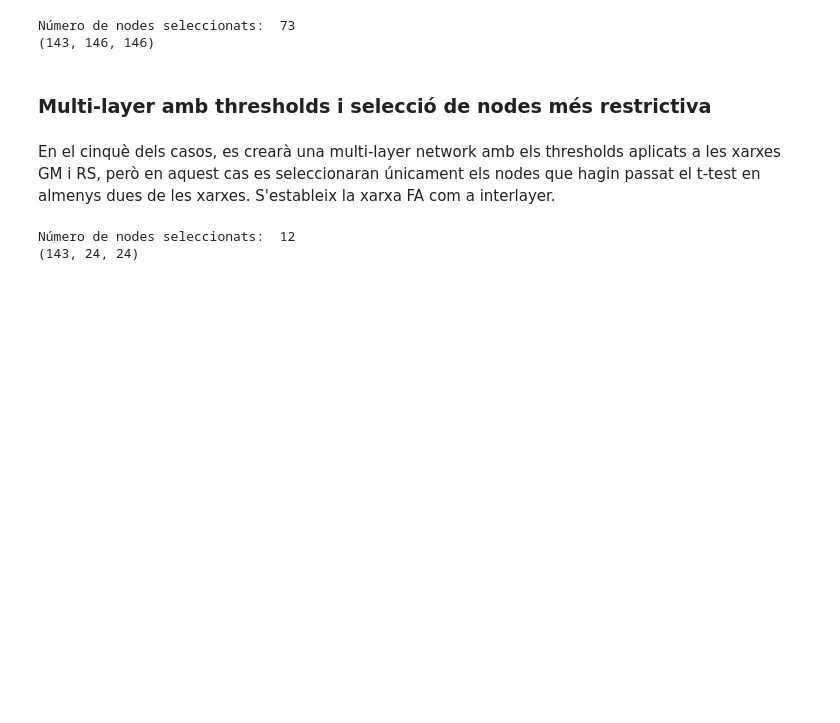
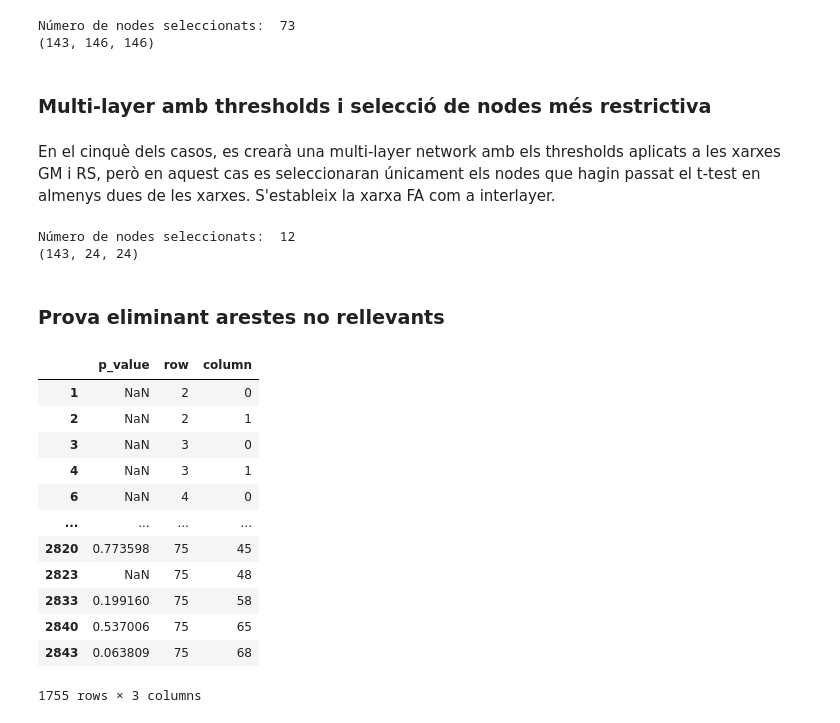
Before and after one commit to martibruix/Codi_TFG, a Jupyter notebook: analisi.ipynb, the cells around one changed output. Cells and saved outputs as stored; diff of their text form; code cells hidden in the pictures; blank space fills up the shorter version.

```diff
--- a/analisi.ipynb
+++ b/analisi.ipynb
@@ -1327,3 +1346,24 @@ print(network5.shape)
 # %% [output]
 Número de nodes seleccionats:  12
 (143, 24, 24)
+# %% [markdown]
+### Prova eliminant arestes no rellevants
+# %%
+fa_filtered_links = fa.copy()
+
+fa_non_relevant_links = fa_links.drop(fa_relevant_links.index.tolist())
+fa_non_relevant_links
+# %% [output]
+|  | p_value | row | column |
+| 1 | NaN | 2 | 0 |
+| 2 | NaN | 2 | 1 |
+| 3 | NaN | 3 | 0 |
+| 4 | NaN | 3 | 1 |
+| 6 | NaN | 4 | 0 |
+| ... | ... | ... | ... |
+| 2820 | 0.773598 | 75 | 45 |
+| 2823 | NaN | 75 | 48 |
+| 2833 | 0.199160 | 75 | 58 |
+| 2840 | 0.537006 | 75 | 65 |
+| 2843 | 0.063809 | 75 | 68 |
+1755 rows × 3 columns
```
Also changed, not shown: parts of 34 cells of this notebook.
